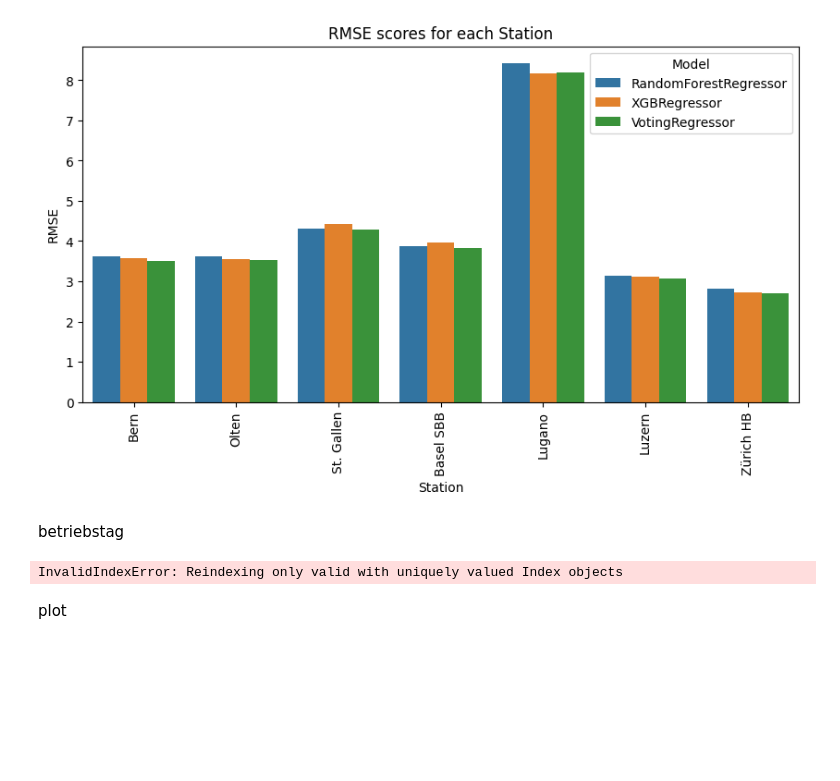
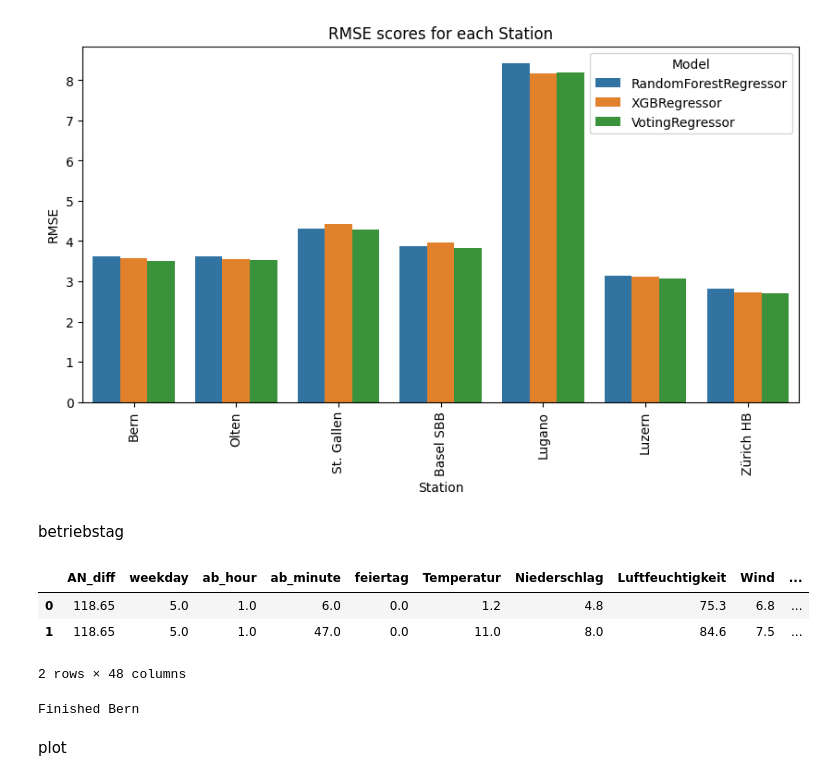
Before and after one commit to silvnst/big-data-fs23, a Jupyter notebook: model_improvement_2.ipynb, the cells around one changed output. Drawn from its saved outputs; the diff is of its cells as text; code cells hidden in the pictures; blank space fills up the shorter version.

```diff
--- a/model_improvement_2.ipynb
+++ b/model_improvement_2.ipynb
@@ -237,12 +237,17 @@ plt.show()
 # %% [markdown]
 betriebstag
 # %%
+data.reset_index(drop=True, inplace=True)
+betriebstage.reset_index(drop=True, inplace=True)
 data_full = pd.concat([data, betriebstage], axis=1)
 data_full['BETRIEBSTAG'] = pd.to_datetime(data_full['BETRIEBSTAG'])
 data_full['BETRIEBSTAG'] = data_full['BETRIEBSTAG'].dt.day_of_year.astype(int)
 data_full.head(2)
 # %% [output]
+|  | AN_diff | weekday | ab_hour | ab_minute | feiertag | Temperatur | Niederschlag | Luftfeuchtigkeit | Wind | ... |
+| 0 | 118.65 | 5.0 | 1.0 | 6.0 | 0.0 | 1.2 | 4.8 | 75.3 | 6.8 | ... |
+| 1 | 118.65 | 5.0 | 1.0 | 47.0 | 0.0 | 11.0 | 8.0 | 84.6 | 7.5 | ... |
-InvalidIndexError: Reindexing only valid with uniquely valued Index objects
+2 rows × 48 columns
 # %%
 # Initialize dictionary for storing models for each departure station
 models_per_station_full = {}
@@ -329,6 +334,8 @@ for station in haltestellen:
     results_per_station_full[station] = all_results_voting
 
     print(f'Finished {station}')
+# %% [output]
+Finished Bern
 # %% [markdown]
 plot
 # %%
```
Also changed, not shown: 1 other file.
